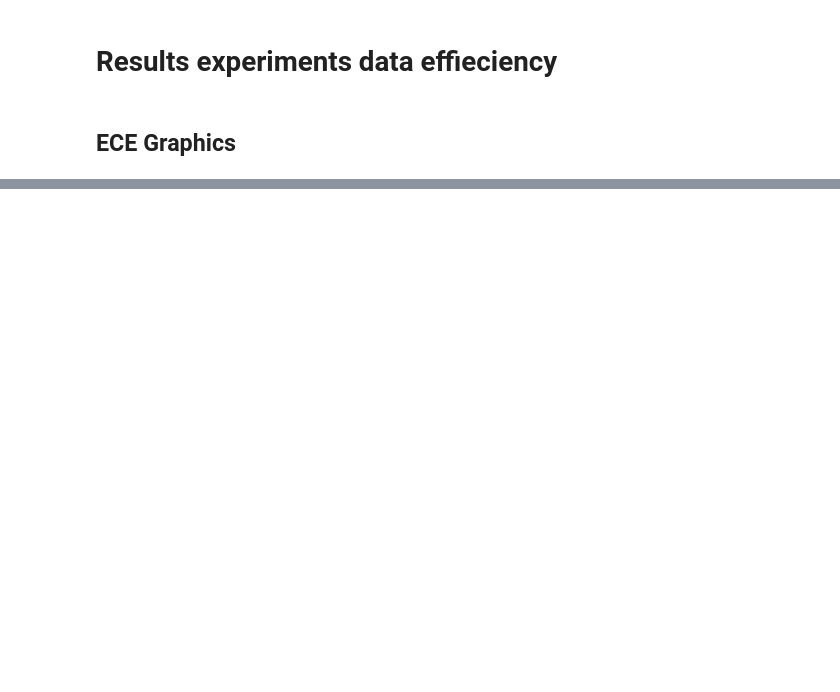
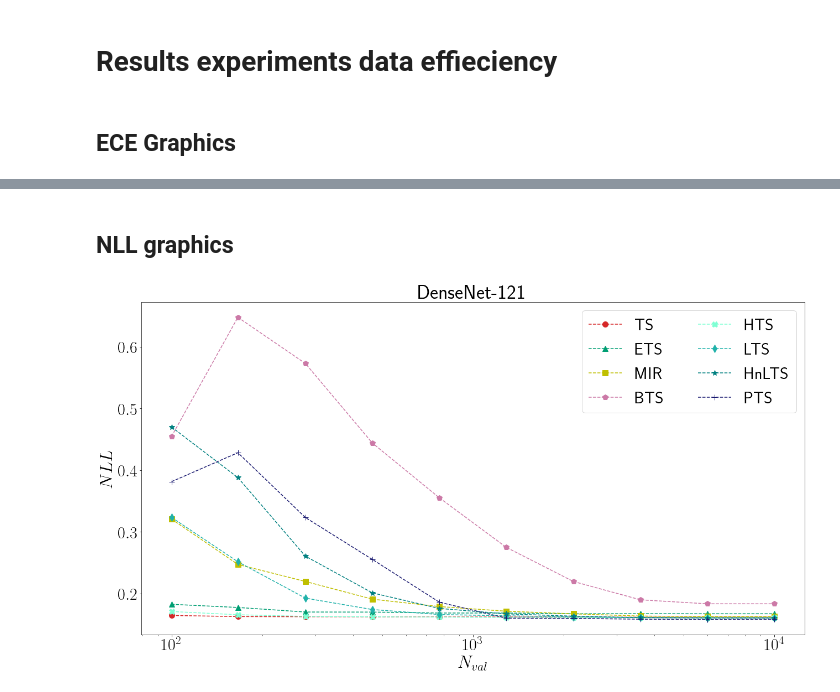
Before and after one commit to SergioAlvarezB/adaptive-tempscaling, a Jupyter notebook: code/notebooks/exp_data_eff_results.ipynb, the cells around one changed output, grey strips where cells are left out. Drawn from its saved outputs; the diff is of its cells as text; code cells hidden in the pictures; blank space fills up the shorter version.

```diff
--- a/code/notebooks/exp_data_eff_results.ipynb
+++ b/code/notebooks/exp_data_eff_results.ipynb
@@ -69,0 +104,28 @@ plt.show()
+# %% [markdown]
+## NLL graphics
+# %%
+curr = NLL.loc["densenet-121"]
+Ns = curr.index.values
+uncal = curr.loc[Ns[0], 'Uncalibrated']
+nlls = [curr[model].values for model in models]
+
+fig, ax = plt.subplots(figsize=(18, 10))
+
+for i, (label, color, marker) in enumerate(zip(labels, colors, markers)):
+    ax.plot(Ns, nlls[i], ls='--', marker=marker, markersize=10, c=color, label=label)
+
+ax.set_xscale('log')
+
+ax.set_title('DenseNet-121', fontsize=36)
+
+ax.set_ylabel('$NLL$', fontsize=32)
+ax.set_xlabel('$N_{val}$', fontsize=32)
+ax.tick_params(axis='both', labelsize=30)
+ax.legend(fontsize=30, ncol=2)
+
+plt.tight_layout()
+plt.show();
+
+plt.show()
+# %% [output]
+[figure, added]
```
Also changed, not shown: parts of 9 cells of this notebook, 2 other files.
